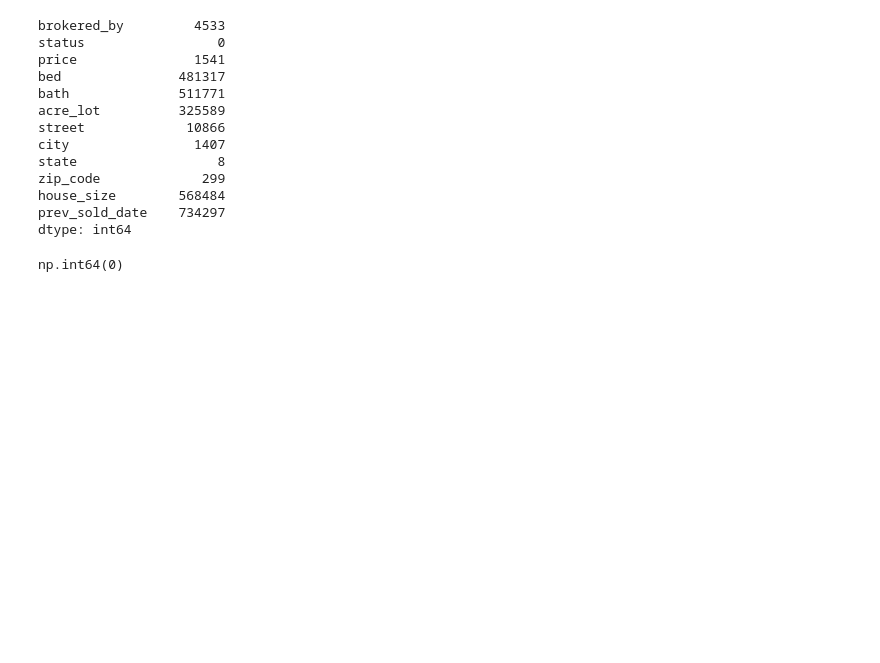
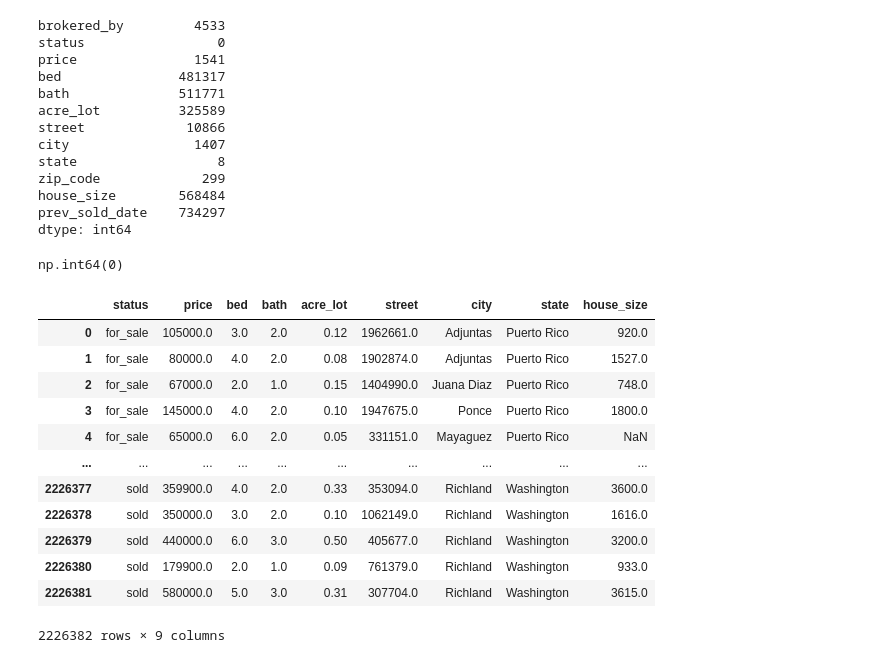
Before and after one commit to RaviNamdeoo/RealEstate_Price_Prediction--Unfinished, a Jupyter notebook: Analysis_notebook.ipynb, the cells around one changed output. Saved outputs shown, nothing was run; the diff lists cells and outputs as text; code cells hidden in the pictures; blank space fills up the shorter version.

```diff
--- a/Analysis_notebook.ipynb
+++ b/Analysis_notebook.ipynb
@@ -85,0 +108,16 @@ np.int64(0)
+# %%
+df
+# %% [output]
+|  | status | price | bed | bath | acre_lot | street | city | state | house_size |
+| 0 | for_sale | 105000.0 | 3.0 | 2.0 | 0.12 | 1962661.0 | Adjuntas | Puerto Rico | 920.0 |
+| 1 | for_sale | 80000.0 | 4.0 | 2.0 | 0.08 | 1902874.0 | Adjuntas | Puerto Rico | 1527.0 |
+| 2 | for_sale | 67000.0 | 2.0 | 1.0 | 0.15 | 1404990.0 | Juana Diaz | Puerto Rico | 748.0 |
+| 3 | for_sale | 145000.0 | 4.0 | 2.0 | 0.10 | 1947675.0 | Ponce | Puerto Rico | 1800.0 |
+| 4 | for_sale | 65000.0 | 6.0 | 2.0 | 0.05 | 331151.0 | Mayaguez | Puerto Rico | NaN |
+| ... | ... | ... | ... | ... | ... | ... | ... | ... | ... |
+| 2226377 | sold | 359900.0 | 4.0 | 2.0 | 0.33 | 353094.0 | Richland | Washington | 3600.0 |
+| 2226378 | sold | 350000.0 | 3.0 | 2.0 | 0.10 | 1062149.0 | Richland | Washington | 1616.0 |
+| 2226379 | sold | 440000.0 | 6.0 | 3.0 | 0.50 | 405677.0 | Richland | Washington | 3200.0 |
+| 2226380 | sold | 179900.0 | 2.0 | 1.0 | 0.09 | 761379.0 | Richland | Washington | 933.0 |
+| 2226381 | sold | 580000.0 | 5.0 | 3.0 | 0.31 | 307704.0 | Richland | Washington | 3615.0 |
+2226382 rows × 9 columns
```
Also changed, not shown: parts of 29 cells of this notebook, 1 other file.
